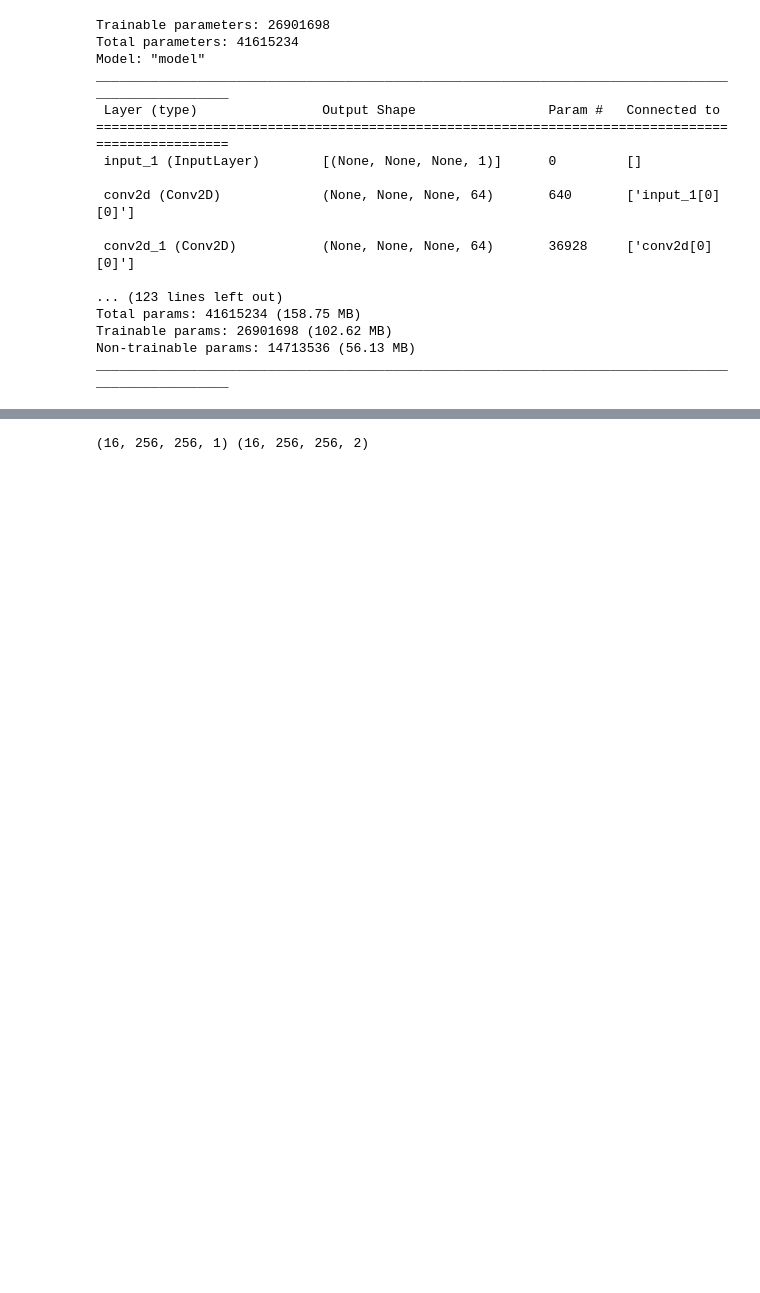
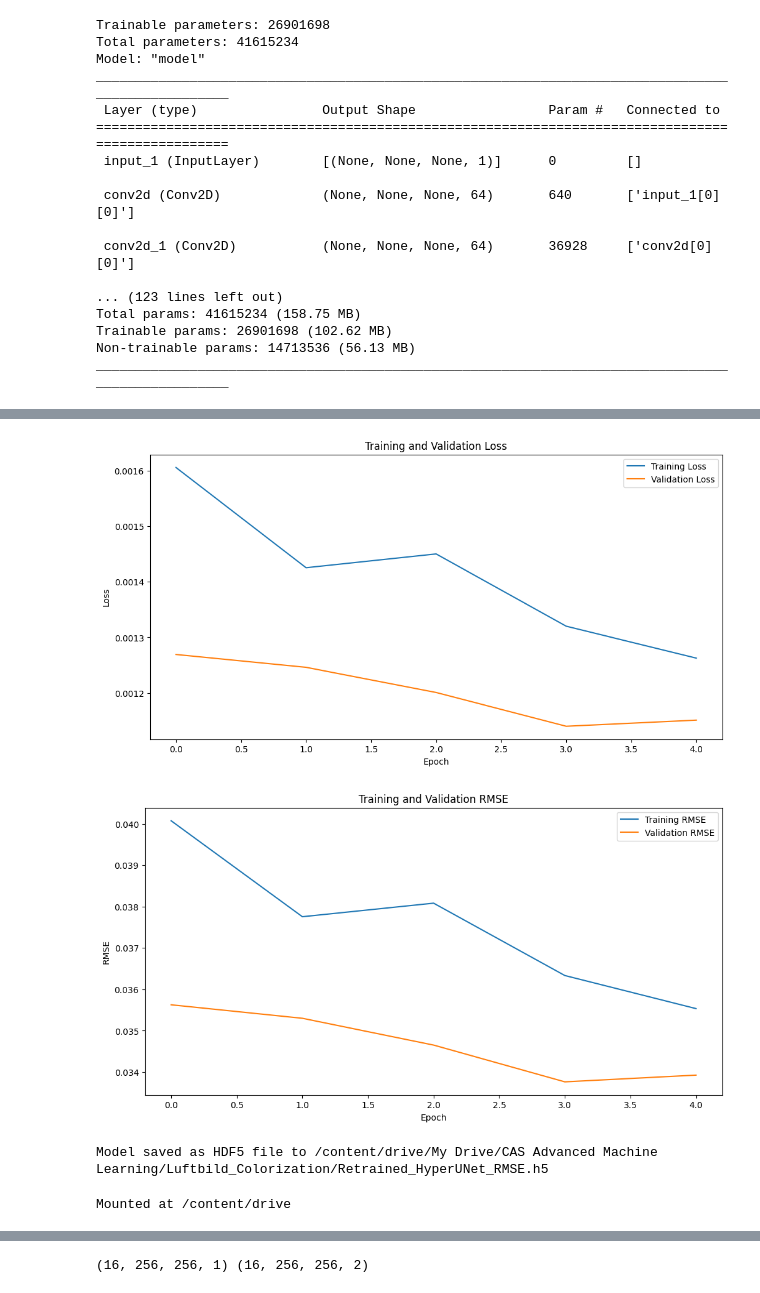
Before and after one commit to tololojo/AML_FinalProject, a Jupyter notebook: scripts/preprocessing_tf.ipynb, the cells around one changed output, grey strips where cells are left out. Cells and saved outputs as stored; diff of their text form; code cells hidden in the pictures; blank space fills up the shorter version.

```diff
--- a/scripts/preprocessing_tf.ipynb
+++ b/scripts/preprocessing_tf.ipynb
@@ -434,4 +436,4 @@ ________________________________________________________________________________
 # %%
 # Compile the model after freezing the encoder layers
-loaded_model.compile(optimizer='adam', loss='mean_squared_error', metrics=['accuracy'])
+loaded_model.compile(optimizer=Adam(learning_rate=2e-5), loss='mean_squared_error', metrics=['RootMeanSquaredError'])
 # %% [markdown]
@@ -438,0 +549,40 @@ loaded_model.compile(optimizer='adam', loss='mean_squared_error', metrics=['accu
+# %%
+# Plot the training and validation loss
+plt.figure(figsize=(12, 6))
+plt.plot(train_loss, label='Training Loss')
+plt.plot(val_loss, label='Validation Loss')
+plt.xlabel('Epoch')
+plt.ylabel('Loss')
+plt.legend()
+plt.title('Training and Validation Loss')
+plt.show()
+
+# Plot the training and validation RMSE
+plt.figure(figsize=(12, 6))
+plt.plot(train_rmse, label='Training RMSE')
+plt.plot(val_rmse, label='Validation RMSE')
+plt.xlabel('Epoch')
+plt.ylabel('RMSE')
+plt.legend()
+plt.title('Training and Validation RMSE')
+plt.show()
+# %% [output]
+[figure, added]
+[figure, added]
+# %%
+# Define the path where you want to save your model on Google Drive
+model_save_path = '/content/drive/My Drive/CAS Advanced Machine Learning/Luftbild_Colorization/Retrained_HyperUNet_RMSE.h5'
+
+# Convert the SavedModel to HDF5 format and save it as an HDF5 file
+loaded_model.save(model_save_path, save_format='h5')
+
+print(f"Model saved as HDF5 file to {model_save_path}")
+# %% [output]
+Model saved as HDF5 file to /content/drive/My Drive/CAS Advanced Machine Learning/Luftbild_Colorization/Retrained_HyperUNet_RMSE.h5
+# %%
+from google.colab import drive
+
+# Mount Google Drive
+drive.mount('/content/drive')
+# %% [output]
+Mounted at /content/drive
```
Also changed, not shown: parts of 7 cells of this notebook.
